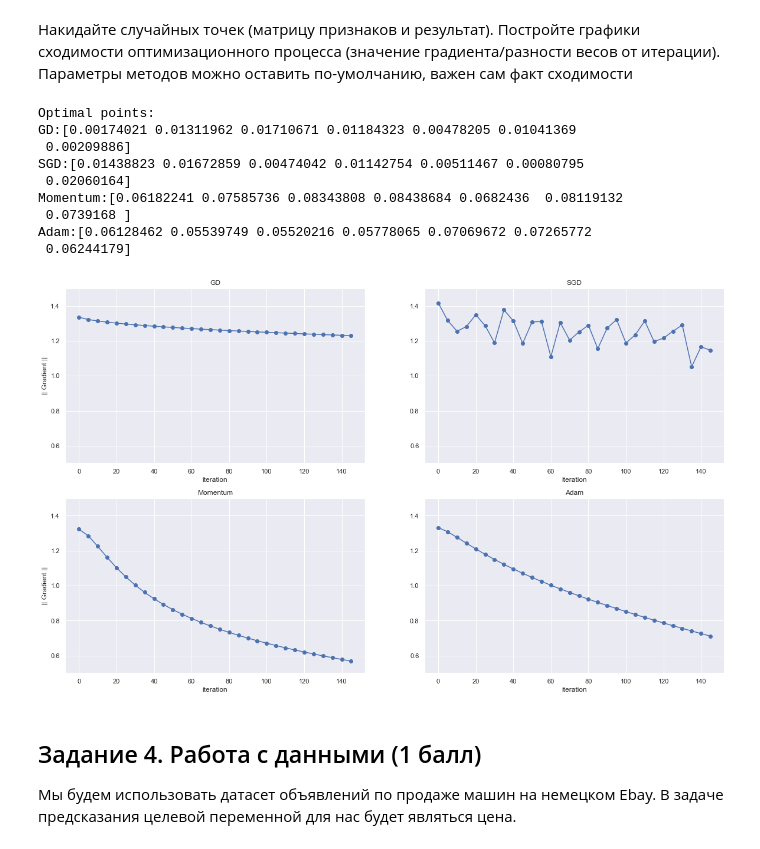
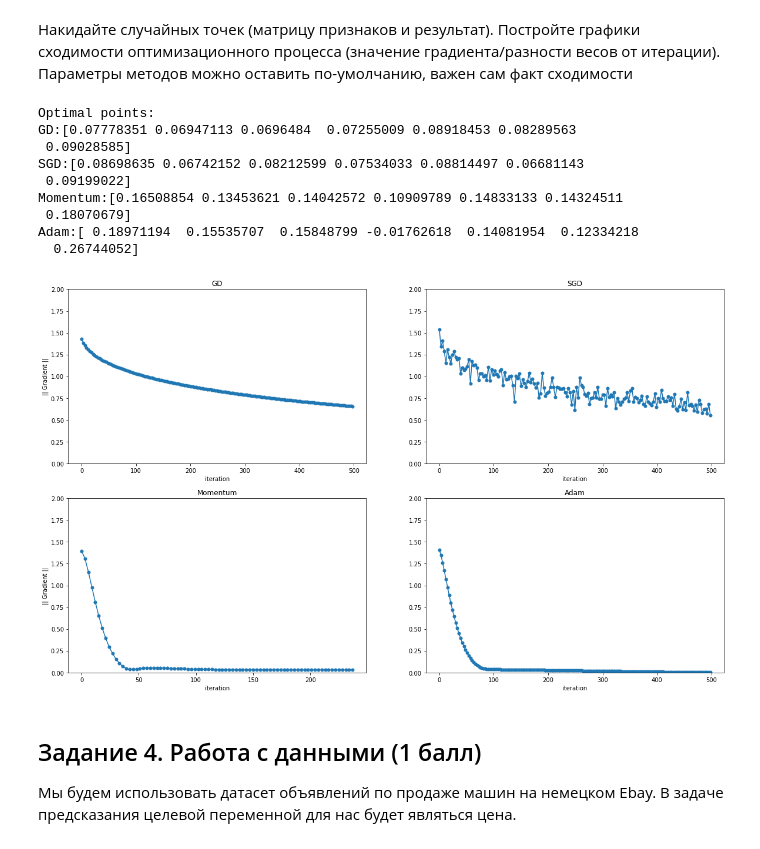
Before and after one commit to MAI-University-Student-Projects/mlcourse-hse, a Jupyter notebook: 2021-fall/homeworks-practice/homework-practice-03-gd/homework-practice-03-gd.ipynb, the cells around one changed output. Cells and saved outputs as stored; diff of their text form; code cells hidden in the pictures.

```diff
--- a/2021-fall/homeworks-practice/homework-practice-03-gd/homework-practice-03-gd.ipynb
+++ b/2021-fall/homeworks-practice/homework-practice-03-gd/homework-practice-03-gd.ipynb
@@ -244,47 +244,47 @@ from descents import get_method, LossFactory
 x = np.random.rand(100, 7)
 y = np.random.rand(100)
 # %%
-iter_limits = 150
+iter_limits = 500
 
 fig = plt.figure(figsize=(20, 12))
 descent_name = ['GD', 'SGD', 'Momentum', 'Adam']
 res_weights = {}
-
-iterations = np.arange(iter_limits)
 
 for i, method_ in enumerate(descent_name):
     ax = plt.subplot(2, 2, i+1)
 
     optimizator = get_method(
         method_name=method_,
+        lambda_=0.005,
+        tolerance=0.0001,
         loss_function=LossFactory.create_loss_function(loss_name='MSE'),
         max_iter=iter_limits,
         init_weight_generator = np.random.uniform
     )
 #     uniform(-1/n, 1/n) kwargs passed through
     res_weights[method_] = optimizator.descent(x, y, low=-1/y.shape[0], high=1/y.shape[0])
-#     plot every 5th iteration
-    ax.plot(iterations[::5], optimizator.gradient_norm_log[::5], 'o-')
+#     plot every 3rd iteration
+    ax.plot(np.arange(optimizator.step_info_.iterations_)[::3], optimizator.gradient_norm_log_[::3], 'o-', ms=5)
     ax.set_title(method_)
-    ax.set_ylim(0.5, 1.5)
+    ax.set_ylim(0, 2)
     ax.set(xlabel="iteration")
     if (i % 2 == 0):
         ax.set(ylabel="|| Gradient ||")
 
 print(f"Optimal points:\nGD:{res_weights['GD']}\n\
 SGD:{res_weights['SGD']}\nMomentum:{res_weights['Momentum']}\nAdam:{res_weights['Adam']}")
 plt.show();
 # %% [output]
 Optimal points:
-GD:[0.00174021 0.01311962 0.01710671 0.01184323 0.00478205 0.01041369
- 0.00209886]
-SGD:[0.01438823 0.01672859 0.00474042 0.01142754 0.00511467 0.00080795
- 0.02060164]
-Momentum:[0.06182241 0.07585736 0.08343808 0.08438684 0.0682436  0.08119132
- 0.0739168 ]
-Adam:[0.06128462 0.05539749 0.05520216 0.05778065 0.07069672 0.07265772
- 0.06244179]
+GD:[0.07778351 0.06947113 0.0696484  0.07255009 0.08918453 0.08289563
+ 0.09028585]
+SGD:[0.08698635 0.06742152 0.08212599 0.07534033 0.08814497 0.06681143
+ 0.09199022]
+Momentum:[0.16508854 0.13453621 0.14042572 0.10909789 0.14833133 0.14324511
+ 0.18070679]
+Adam:[ 0.18971194  0.15535707  0.15848799 -0.01762618  0.14081954  0.12334218
+  0.26744052]
-[figure, old version]
+[figure, new version]
 # %% [markdown]
 ## Задание 4. Работа с данными (1 балл)
 
```
Also changed, not shown: parts of 51 cells of this notebook, 3 other files.
